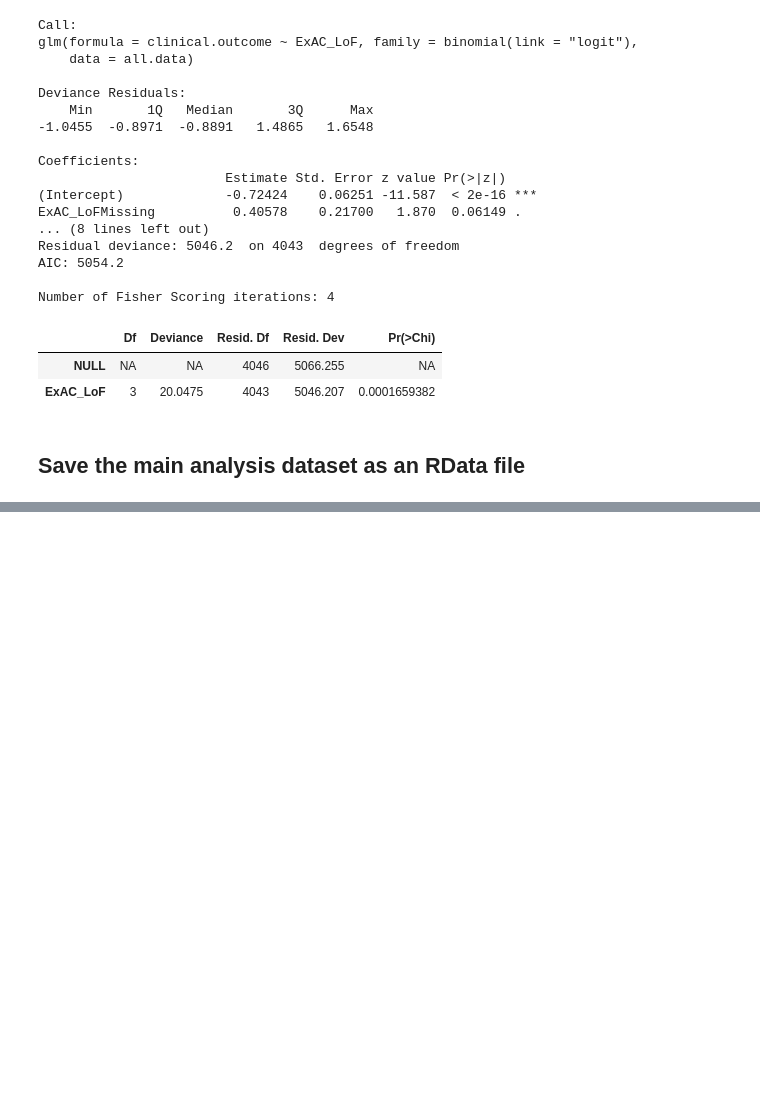
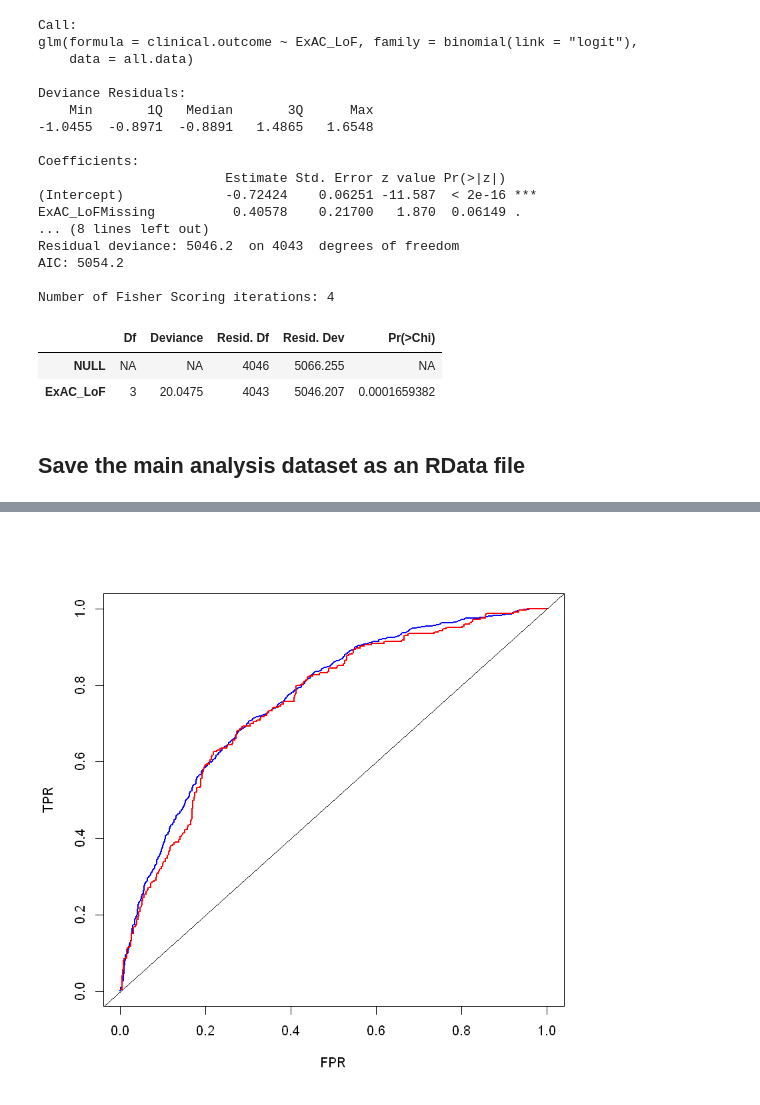
Before and after one commit to opentargets-archive/biodatawest_hackathon, a Jupyter notebook: R/OpenTargetsDatathonRNotebook.ipynb, the cells around one changed output, grey strips where cells are left out. Saved outputs shown, nothing was run; the diff lists cells and outputs as text; code cells hidden in the pictures; blank space fills up the shorter version.

```diff
--- a/R/OpenTargetsDatathonRNotebook.ipynb
+++ b/R/OpenTargetsDatathonRNotebook.ipynb
@@ -518,0 +565,11 @@ save(all.data, file = "datathon_OTdata.RData", compress = TRUE)
+# %%
+indep.vars = c(pos.score.vars, pos.gene.qvars,
+               "pcred", "target_class", "topology_type",
+               "target_location", "ExAC_LoF")
+## Eliminate those that are too rare to be robust
+indep.vars = indep.vars[!(indep.vars %in%
+                          c("known_drug.pos", "affected_pathway.pos",
+                           "uniprot.pos", "eva.pos"))]
+full.glm = glm(clinical.outcome ~ ., train.data[, c("clinical.outcome", indep.vars)],
+              family = binomial)
+anova(full.glm, test = "Chisq")
@@ -518,0 +609,7 @@ save(all.data, file = "datathon_OTdata.RData", compress = TRUE)
+# %%
+null.glm = glm(clinical.outcome ~ 1, train.data, family = binomial)
+forward.glm = step(null.glm,
+                scope = list(lower = formula(null.glm),
+                            upper = formula(full.glm)),
+                direction = "forward", trace = 0)
+anova(forward.glm, test = "Chisq")
@@ -518,0 +628,5 @@ save(all.data, file = "datathon_OTdata.RData", compress = TRUE)
+# %%
+test.data$pred.prob = predict(forward.glm, newdata = test.data,
+                            type = "response")
+train.data$pred.prob = predict(forward.glm, newdata = train.data,
+                              type = "response")
@@ -518,0 +664,5 @@ save(all.data, file = "datathon_OTdata.RData", compress = TRUE)
+# %%
+train.data = train.data %>%
+    mutate(pred.outcome = ifelse(pred.prob >= 0.5, "Success", "Failure"))
+test.data = test.data %>%
+    mutate(pred.outcome = ifelse(pred.prob >= 0.5, "Success", "Failure"))
@@ -518,0 +681,14 @@ save(all.data, file = "datathon_OTdata.RData", compress = TRUE)
+# %%
+simple_roc <- function(labels, scores){
+  labels <- labels[order(scores, decreasing=TRUE)]
+  data.frame(TPR=cumsum(labels)/sum(labels), FPR=cumsum(!labels)/sum(!labels), labels)
+}
+roc.train = simple_roc(train.data$clinical.outcome %in% "Success",
+                      train.data$pred.prob)
+roc.test = simple_roc(test.data$clinical.outcome %in% "Success",
+                      test.data$pred.prob)
+plot(TPR ~ 1 - FPR, roc.train, type = "l", lwd = 2, col = "blue")
+lines(TPR ~ 1 - FPR, roc.test, lwd = 2, col = "red")
+abline(0, 1)
+# %% [output]
+[figure, added]
```
Also changed, not shown: parts of 29 cells of this notebook, 1 other file.
